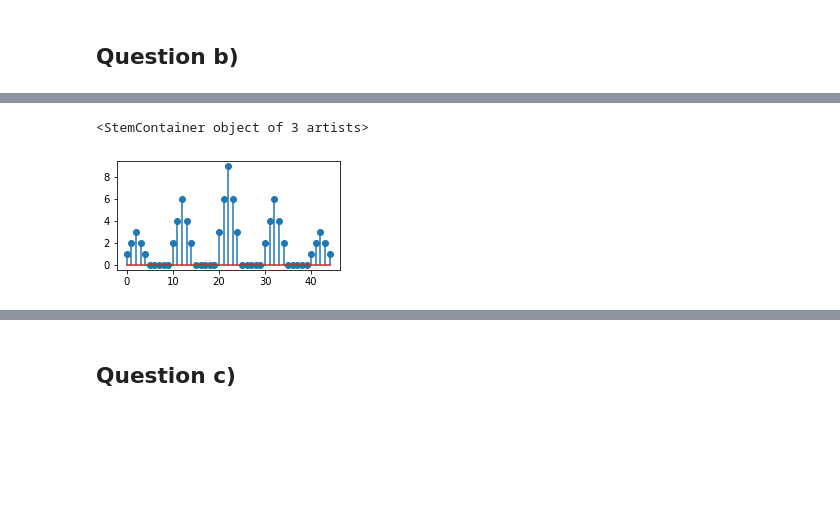
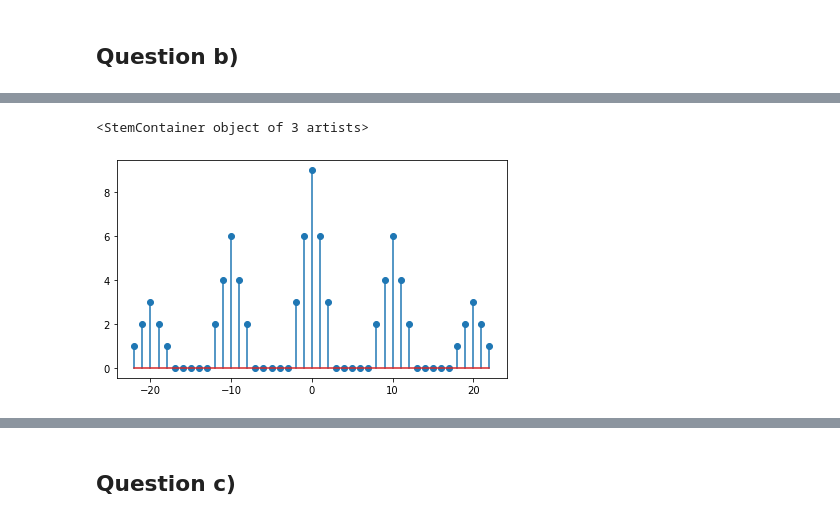
Before and after one commit to TomasGadea/notebook_vocoder, a Jupyter notebook: Vocoder.ipynb, the cells around one changed output, grey strips where cells are left out. Saved outputs shown, nothing was run; the diff lists cells and outputs as text; code cells hidden in the pictures; blank space fills up the shorter version.

```diff
--- a/Vocoder.ipynb
+++ b/Vocoder.ipynb
@@ -248,8 +245,8 @@ plt.stem(range(len(s)), s)
 # %%
 Rss = correlate(s, s, 'full')
 plt.close('all')
-plt.figure(figsize=(4,2))
-plt.stem(range(len(Rss)), Rss)
+plt.figure(figsize=(7,4))
+plt.stem(range(-len(Rss)//2 + 1, len(Rss)//2 + 1), Rss)
 # %% [output]
 <StemContainer object of 3 artists>
-[figure, old version]
+[figure, new version]
```
Also changed, not shown: parts of 18 cells of this notebook.
